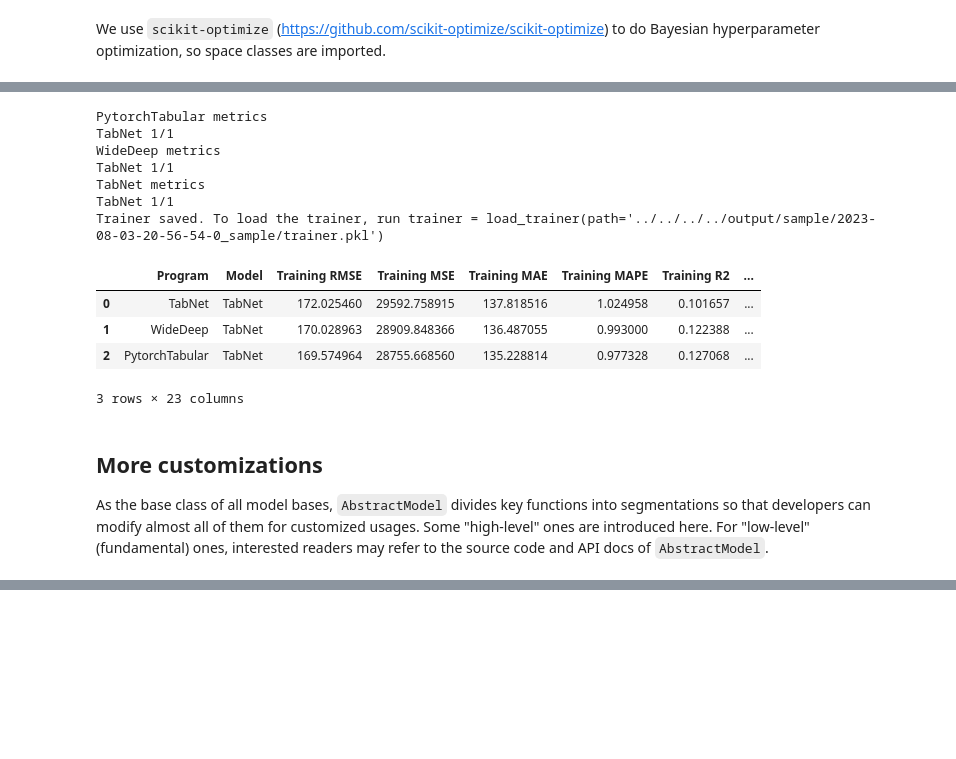
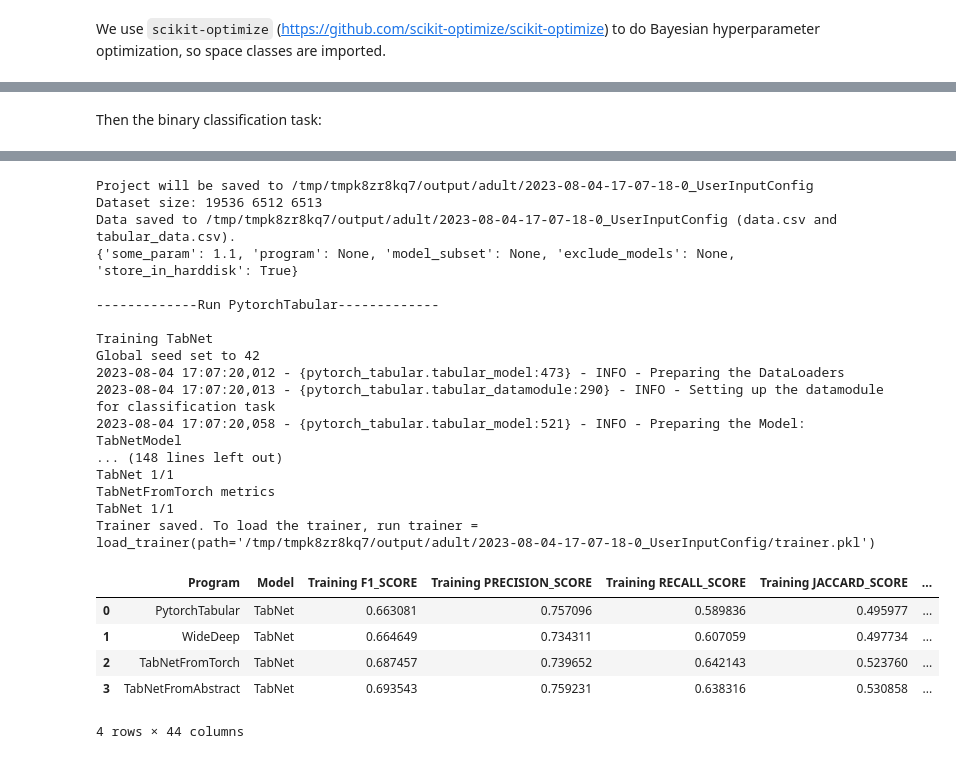
Before and after one commit to Luwen-Zhang/tabular_ensemble, a Jupyter notebook: docs/source/examples/advanced_usage/customized_model_base.ipynb, the cells around one changed output, grey strips where cells are left out. Drawn from its saved outputs; the diff is of its cells as text; code cells hidden in the pictures; blank space fills up the shorter version.

```diff
--- a/docs/source/examples/advanced_usage/customized_model_base.ipynb
+++ b/docs/source/examples/advanced_usage/customized_model_base.ipynb
@@ -321,19 +566,18 @@ Trainer saved. To load the trainer, run trainer = load_trainer(path='../../../..
-# %%
-trainer.get_leaderboard()
-# %% [output]
-PytorchTabular metrics
-TabNet 1/1
-WideDeep metrics
-TabNet 1/1
-TabNet metrics
-TabNet 1/1
-Trainer saved. To load the trainer, run trainer = load_trainer(path='../../../../output/sample/2023-08-03-20-56-54-0_sample/trainer.pkl')
-|  | Program | Model | Training RMSE | Training MSE | Training MAE | Training MAPE | Training R2 | ... |
-| 0 | TabNet | TabNet | 172.025460 | 29592.758915 | 137.818516 | 1.024958 | 0.101657 | ... |
-| 1 | WideDeep | TabNet | 170.028963 | 28909.848366 | 136.487055 | 0.993000 | 0.122388 | ... |
-| 2 | PytorchTabular | TabNet | 169.574964 | 28755.668560 | 135.228814 | 0.977328 | 0.127068 | ... |
-3 rows × 23 columns
-# %% [markdown]
-## More customizations
-
-As the base class of all model bases, `AbstractModel` divides key functions into segmentations so that developers can modify almost all of them for customized usages. Some "high-level" ones are introduced here. For "low-level" (fundamental) ones, interested readers may refer to the source code and API docs of `AbstractModel`.
+# %% [markdown]
+Then the binary classification task:
+# %%
+trainer = Trainer(device=device)
+cfg = UserConfig.from_uci("Adult", sep=", ")
+trainer.load_config(cfg)
+trainer.load_data()
+trainer.add_modelbases(
+    [
+        PytorchTabular(trainer, model_subset=["TabNet"]),
+        WideDeep(trainer, model_subset=["TabNet"]),
+        TabNetFromAbstract(trainer),
+        TabNetFromTorch(trainer),
+    ]
+)
+trainer.train(stderr_to_stdout=True)
+trainer.get_leaderboard()
+# %% [output]
@@ -339,0 +585,23 @@ As the base class of all model bases, `AbstractModel` divides key functions into
+Project will be saved to /tmp/tmpk8zr8kq7/output/adult/2023-08-04-17-07-18-0_UserInputConfig
+Dataset size: 19536 6512 6513
+Data saved to /tmp/tmpk8zr8kq7/output/adult/2023-08-04-17-07-18-0_UserInputConfig (data.csv and tabular_data.csv).
+{'some_param': 1.1, 'program': None, 'model_subset': None, 'exclude_models': None, 'store_in_harddisk': True}
+
+-------------Run PytorchTabular-------------
+
+Training TabNet
+Global seed set to 42
+2023-08-04 17:07:20,012 - {pytorch_tabular.tabular_model:473} - INFO - Preparing the DataLoaders
+2023-08-04 17:07:20,013 - {pytorch_tabular.tabular_datamodule:290} - INFO - Setting up the datamodule for classification task
+2023-08-04 17:07:20,058 - {pytorch_tabular.tabular_model:521} - INFO - Preparing the Model: TabNetModel
+... (148 lines left out)
+TabNet 1/1
+TabNetFromTorch metrics
+TabNet 1/1
+Trainer saved. To load the trainer, run trainer = load_trainer(path='/tmp/tmpk8zr8kq7/output/adult/2023-08-04-17-07-18-0_UserInputConfig/trainer.pkl')
+|  | Program | Model | Training F1_SCORE | Training PRECISION_SCORE | Training RECALL_SCORE | Training JACCARD_SCORE | ... |
+| 0 | PytorchTabular | TabNet | 0.663081 | 0.757096 | 0.589836 | 0.495977 | ... |
+| 1 | WideDeep | TabNet | 0.664649 | 0.734311 | 0.607059 | 0.497734 | ... |
+| 2 | TabNetFromTorch | TabNet | 0.687457 | 0.739652 | 0.642143 | 0.523760 | ... |
+| 3 | TabNetFromAbstract | TabNet | 0.693543 | 0.759231 | 0.638316 | 0.530858 | ... |
+4 rows × 44 columns
```
Also changed, not shown: parts of 18 cells of this notebook, 5 other files.
